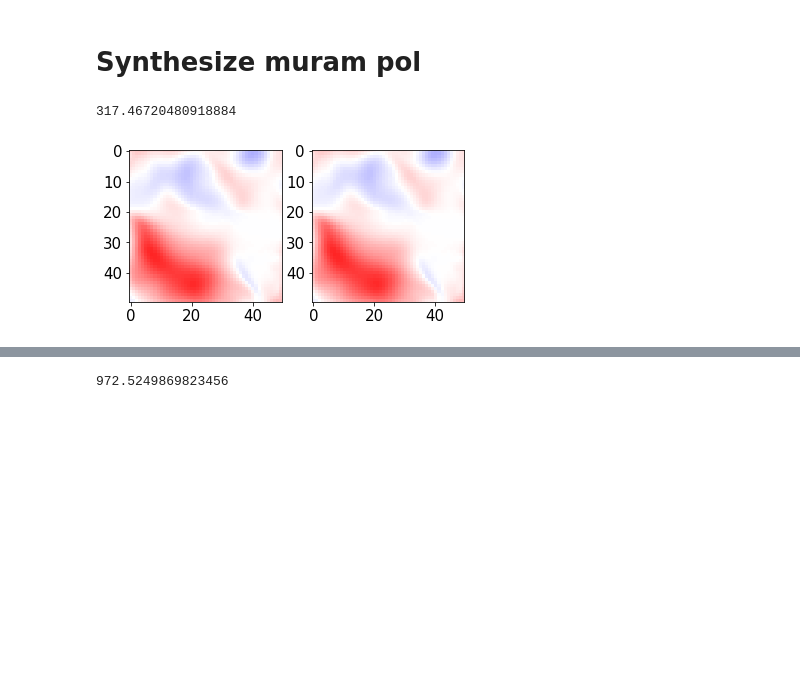
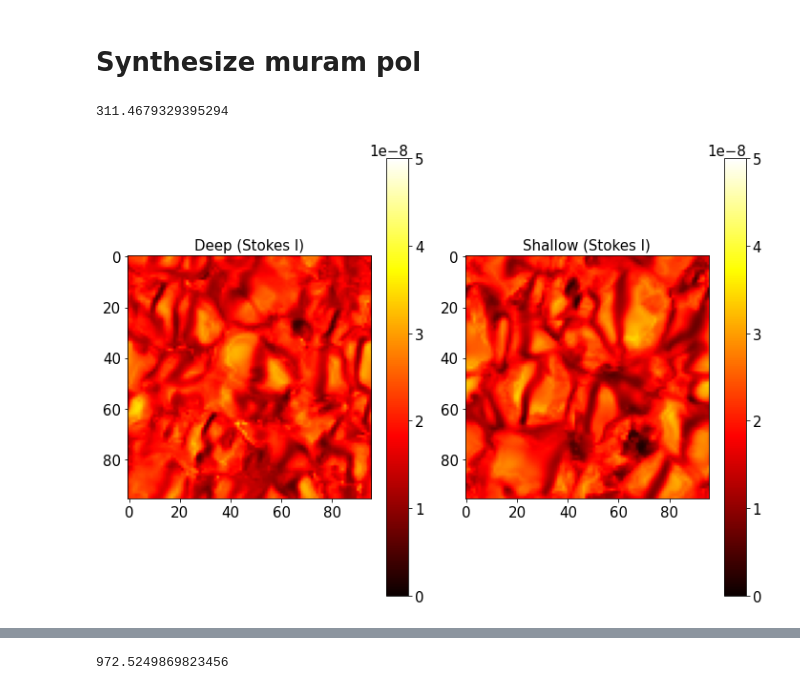
Before and after one commit to neerajkulk/reconstruct_hanle, a Jupyter notebook: scattering_pol/spol_synthesize.ipynb, the cells around one changed output, grey strips where cells are left out. Saved outputs shown, nothing was run; the diff lists cells and outputs as text; code cells hidden in the pictures; blank space fills up the shorter version.

```diff
--- a/scattering_pol/spol_synthesize.ipynb
+++ b/scattering_pol/spol_synthesize.ipynb
@@ -293,21 +300,21 @@ def M54(thta,chi):
 import time
 # %%
 start = time.time()
-src_fnc = Source_function('small/')
+src_fnc = Source_function('/Users/kulkarniad/rh_aniso/rhsc3d/ssd_deep/')
 
 i_out = formal_3d(src_fnc.source_i(1.0,0.0),src_fnc.tau_cube)
 hdu = fits.PrimaryHDU(i_out)
-hdu.writeto('hanlesmall_I.fits',overwrite=True)
+hdu.writeto('hanle_deep_I.fits',overwrite=True)
 
 i_out = formal_3d(src_fnc.source_q(1.0,0.0),src_fnc.tau_cube)
 hdu = fits.PrimaryHDU(i_out)
-hdu.writeto('hanlesmall_Q.fits',overwrite=True)
+hdu.writeto('hanle_deep_Q.fits',overwrite=True)
 
 i_out = formal_3d(src_fnc.source_u(1.0,0.0),src_fnc.tau_cube)
 hdu = fits.PrimaryHDU(i_out)
-hdu.writeto('hanlesmall_U.fits',overwrite=True)
+hdu.writeto('hanle_deep_U.fits',overwrite=True)
 
 print(time.time() - start)
 # %% [output]
-317.46720480918884
+311.4679329395294
 # %%
@@ -321,9 +328,46 @@ u = fits.open('new_small_U.fits')[0].data
 # %%
+plt.figure(figsize=(14,7))
 plt.subplot(121)
-plt.imshow(hq[lc,0],cmap='bwr')
-plt.clim(-2e-10,2e-10)
+plt.imshow(deep_Q[lc,0]/deep_I[lc,0],cmap='bwr')
+plt.clim(-0.01,0.01)
+plt.title('No hanle effect')
+plt.colorbar()
+
 plt.subplot(122)
-plt.imshow(q[lc,0],cmap='bwr')
-plt.clim(-2e-10,2e-10)
+plt.imshow(hanle_deep_Q[lc,0]/hanle_deep_I[lc,0],cmap='bwr')
+plt.clim(-0.01,0.01)
+plt.colorbar()
+plt.title('hanle effect')
+plt.tight_layout() # Or equivalently,  "plt.tight_layout()"
-# %% [output]
-[figure, removed]
+# %%
+deep_I = fits.open('deep_I.fits')[0].data
+deep_Q = fits.open('deep_Q.fits')[0].data
+deep_U = fits.open('deep_U.fits')[0].data
+
+nohanle_deep_I = fits.open('nohanle_deep_I.fits')[0].data
+nohanle_deep_Q = fits.open('nohanle_deep_Q.fits')[0].data
+nohanle_deep_U = fits.open('nohanle_deep_U.fits')[0].data
+
+shallow_I = fits.open('shallow_I.fits')[0].data
+shallow_Q = fits.open('shallow_Q.fits')[0].data
+shallow_U = fits.open('shallow_U.fits')[0].data
+
+nohanle_shallow_I = fits.open('nohanle_shallow_I.fits')[0].data
+nohanle_shallow_Q = fits.open('nohanle_shallow_Q.fits')[0].data
+nohanle_shallow_U = fits.open('nohanle_shallow_U.fits')[0].data
+# %%
+plt.figure(figsize=(10,7))
+plt.subplot(121)
+plt.title('Deep (Stokes I)',size = 15)
+plt.imshow(deep_I[lc,0],cmap='hot')
+plt.clim(0,5e-8)
+plt.colorbar()
+plt.subplot(122)
+plt.title('Shallow (Stokes I)',size = 15)
+plt.imshow((shallow_I[lc,0]),cmap='hot')
+plt.clim(0,5e-8)
+plt.colorbar()
+plt.tight_layout() # Or equivalently,  "plt.tight_layout()"
+plt.savefig("/Users/kulkarniad/Desktop/deep_vs_shallow_I.png",bbox_inches = 'tight')
+# %% [output]
+[figure, added]
```
Also changed, not shown: parts of 14 cells of this notebook.
